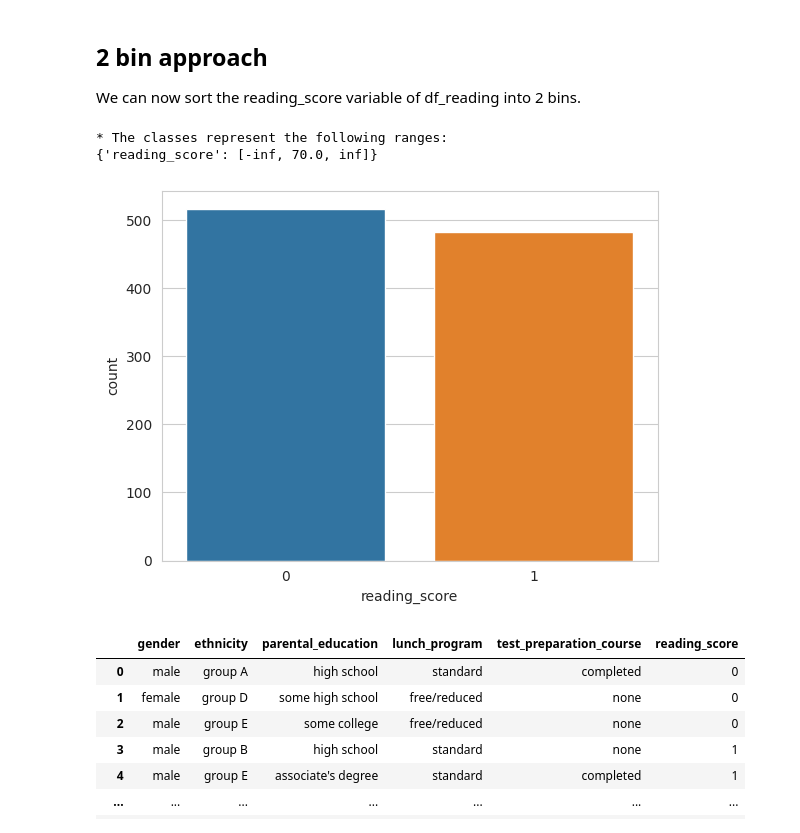
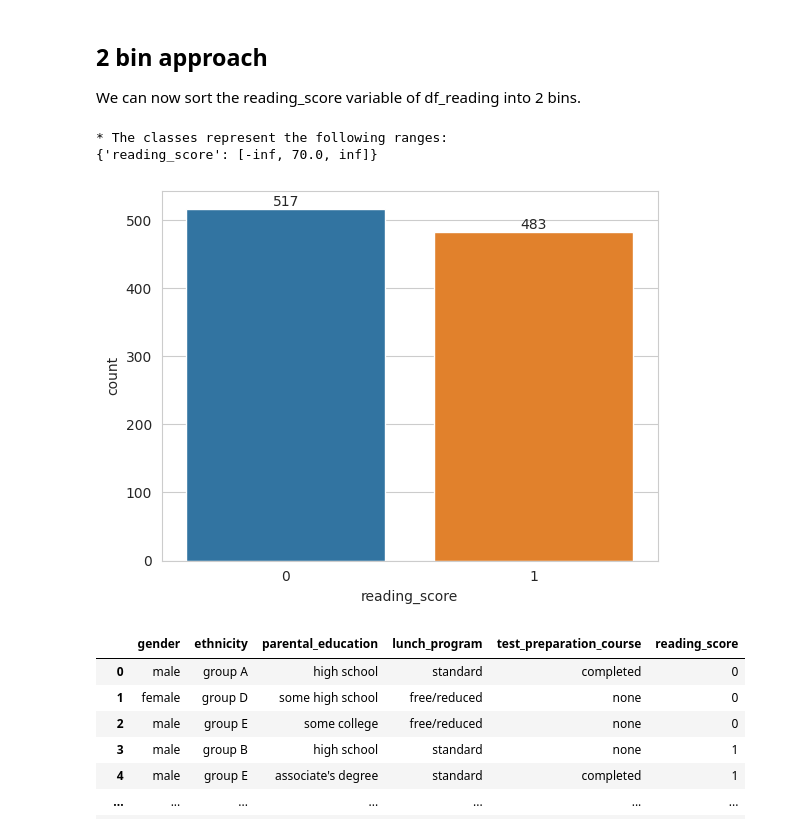
Before and after one commit to AdamBoley/Exam-Scores-Analysis, a Jupyter notebook: jupyter_notebooks/08c-reading-score-model.ipynb, the cells around one changed output. Saved outputs shown, nothing was run; the diff lists cells and outputs as text; code cells hidden in the pictures.

Commit message:
explore alternative approach to reading_score model

```diff
--- a/jupyter_notebooks/08c-reading-score-model.ipynb
+++ b/jupyter_notebooks/08c-reading-score-model.ipynb
@@ -236,14 +236,15 @@ We can now sort the reading_score variable of df_reading into 2 bins.
 # %%
 disc_efd_2 = EqualFrequencyDiscretiser(q=2, variables=['reading_score'])
 df_reading_clf_efd_2 = disc_efd_2.fit_transform(df_reading)
 
 print(f"* The classes represent the following ranges: \n{disc_efd_2.binner_dict_} \n")
-sns.countplot(data=df_reading_clf_efd_2, x='reading_score')
+fig_reading_clf_efd_2 = sns.countplot(data=df_reading_clf_efd_2, x='reading_score')
+plt.bar_label(fig_reading_clf_efd_2.containers[0])
 plt.show()
 # %% [output]
 * The classes represent the following ranges:
 {'reading_score': [-inf, 70.0, inf]}
-[figure, old version]
+[figure, new version]
 # %%
 df_reading_clf_efd_2
 # %% [output]
```
Also changed, not shown: parts of 30 cells of this notebook, 1 other file.
